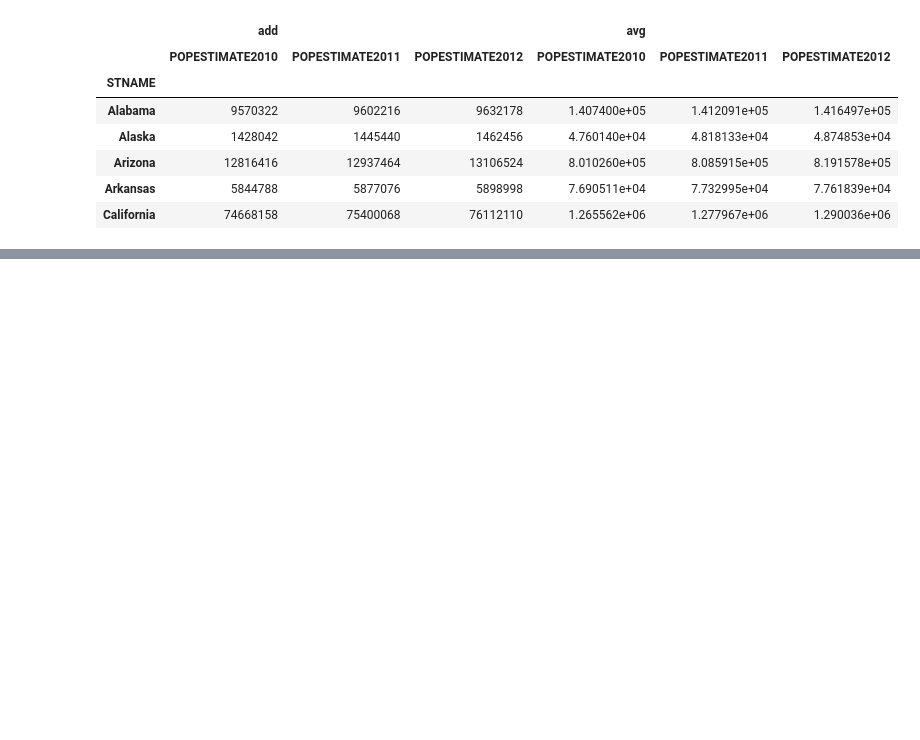
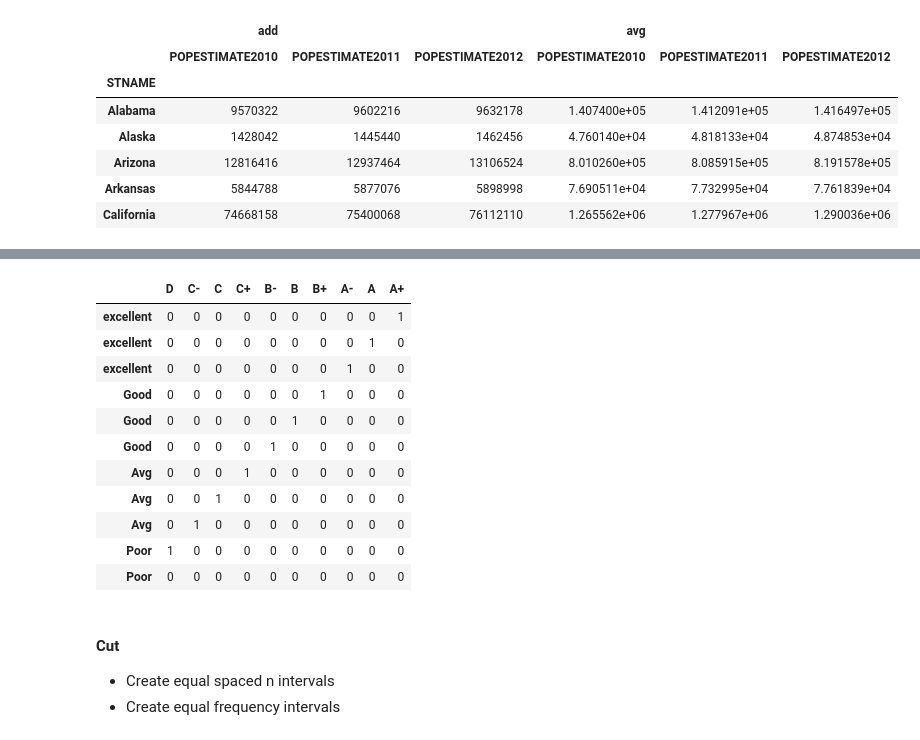
Before and after one commit to Sumad/DS, a Jupyter notebook: Python/UM Spcialization/DS_with_Python/Week 3/Advanced_Pandas.ipynb, the cells around one changed output, grey strips where cells are left out. Saved outputs shown, nothing was run; the diff lists cells and outputs as text; code cells hidden in the pictures; blank space fills up the shorter version.

```diff
--- a/Python/UM Spcialization/DS_with_Python/Week 3/Advanced_Pandas.ipynb
+++ b/Python/UM Spcialization/DS_with_Python/Week 3/Advanced_Pandas.ipynb
@@ -236,0 +319,5 @@ cs.set_index('STNAME').groupby(level =0)['POPESTIMATE2010', 'POPESTIMATE2011', '
+# %%
+# Ordered series , specify categories in low to high and have ordered flag as True
+grades_ord = df['Grades'].astype(dtype= 'category', categories = ['D-', 'D', 'C-', 'C', 'C+', 'B-', "B", "B+", 'A-',
+                                                                  'A', 'A+'], ordered = True)
+grades_ord
@@ -236,0 +372,19 @@ cs.set_index('STNAME').groupby(level =0)['POPESTIMATE2010', 'POPESTIMATE2011', '
+# %%
+pd.get_dummies(grades_ord,drop_first= True)
+# %% [output]
+|  | D | C- | C | C+ | B- | B | B+ | A- | A | A+ |
+| excellent | 0 | 0 | 0 | 0 | 0 | 0 | 0 | 0 | 0 | 1 |
+| excellent | 0 | 0 | 0 | 0 | 0 | 0 | 0 | 0 | 1 | 0 |
+| excellent | 0 | 0 | 0 | 0 | 0 | 0 | 0 | 1 | 0 | 0 |
+| Good | 0 | 0 | 0 | 0 | 0 | 0 | 1 | 0 | 0 | 0 |
+| Good | 0 | 0 | 0 | 0 | 0 | 1 | 0 | 0 | 0 | 0 |
+| Good | 0 | 0 | 0 | 0 | 1 | 0 | 0 | 0 | 0 | 0 |
+| Avg | 0 | 0 | 0 | 1 | 0 | 0 | 0 | 0 | 0 | 0 |
+| Avg | 0 | 0 | 1 | 0 | 0 | 0 | 0 | 0 | 0 | 0 |
+| Avg | 0 | 1 | 0 | 0 | 0 | 0 | 0 | 0 | 0 | 0 |
+| Poor | 1 | 0 | 0 | 0 | 0 | 0 | 0 | 0 | 0 | 0 |
+| Poor | 0 | 0 | 0 | 0 | 0 | 0 | 0 | 0 | 0 | 0 |
+# %% [markdown]
+#### Cut
+-  Create equal spaced n intervals
+- Create equal frequency intervals
```
Also changed, not shown: parts of 55 cells of this notebook, 2 other files.
